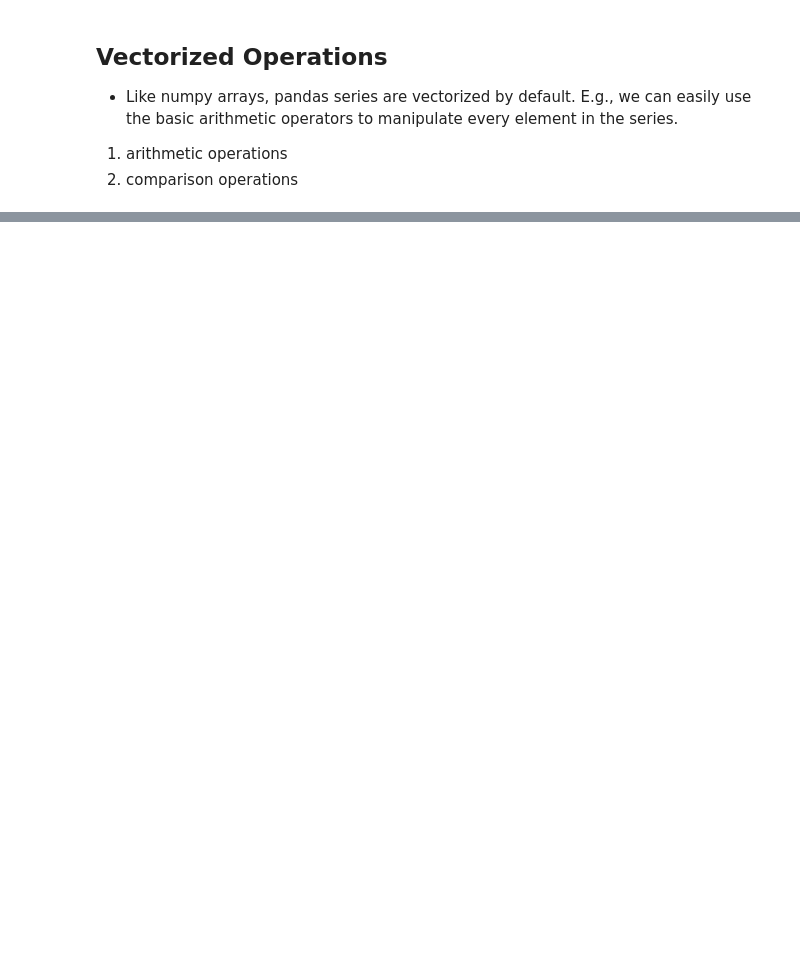
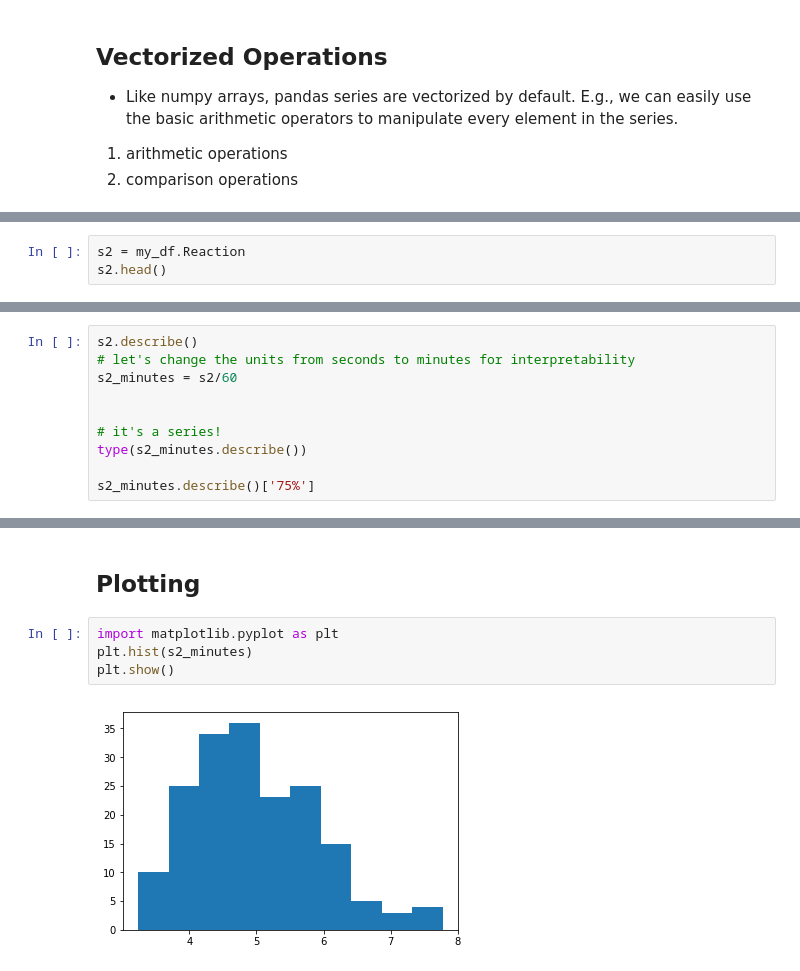
Before and after one commit to CodeupClassroom/darden-data-science-libraries, a Jupyter notebook: pandas_series_lesson.ipynb, the cells around one changed output, grey strips where cells are left out. Saved outputs shown, nothing was run; the diff lists cells and outputs as text; blank space fills up the shorter version.

```diff
--- a/pandas_series_lesson.ipynb
+++ b/pandas_series_lesson.ipynb
@@ -166,0 +260,3 @@ Data types you will see in series and dataframes:
+# %%
+s2 = my_df.Reaction
+s2.head()
@@ -166,0 +539,10 @@ Data types you will see in series and dataframes:
+# %%
+s2.describe()
+# let's change the units from seconds to minutes for interpretability
+s2_minutes = s2/60
+
+
+# it's a series!
+type(s2_minutes.describe())
+
+s2_minutes.describe()['75%']
@@ -166,0 +613,8 @@ Data types you will see in series and dataframes:
+# %% [markdown]
+## Plotting
+# %%
+import matplotlib.pyplot as plt
+plt.hist(s2_minutes)
+plt.show()
+# %% [output]
+[figure, added]
```
Also changed, not shown: parts of 67 cells of this notebook.
